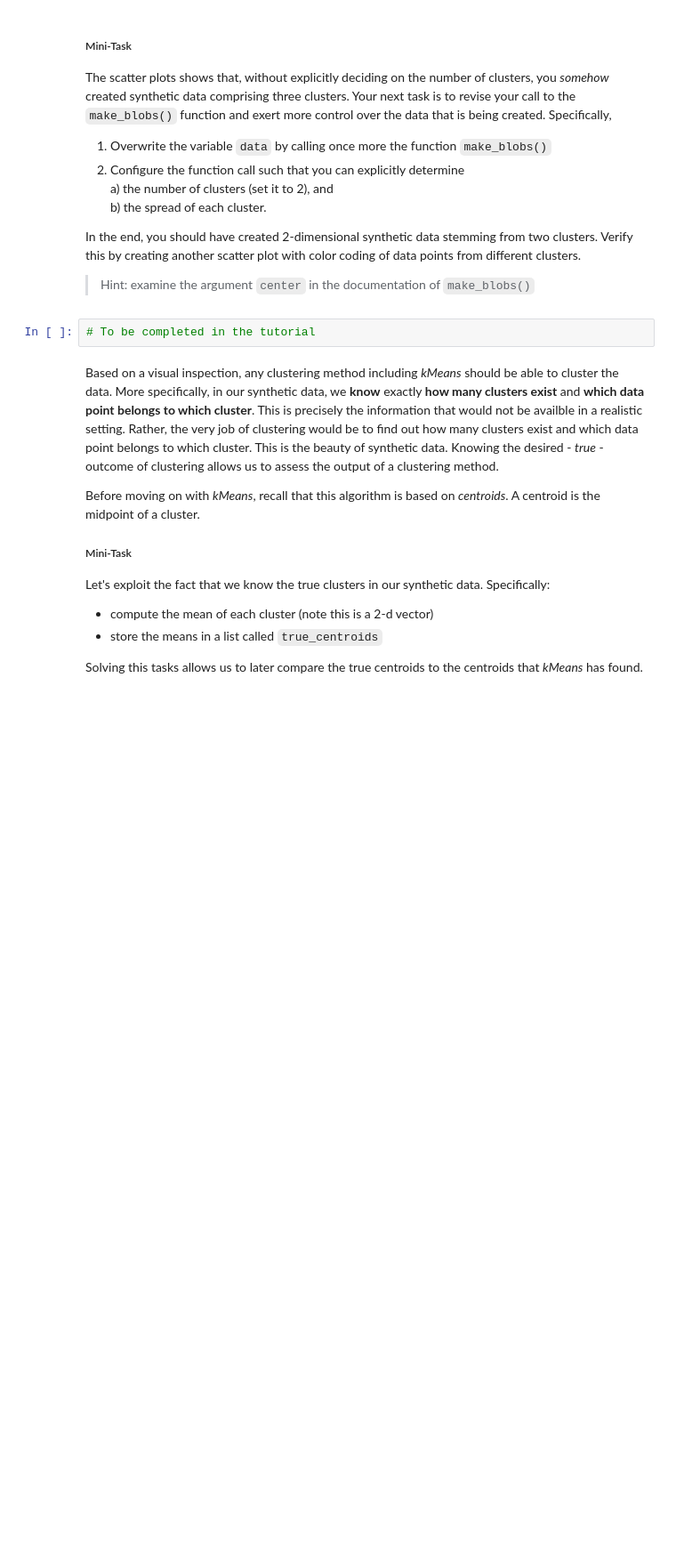
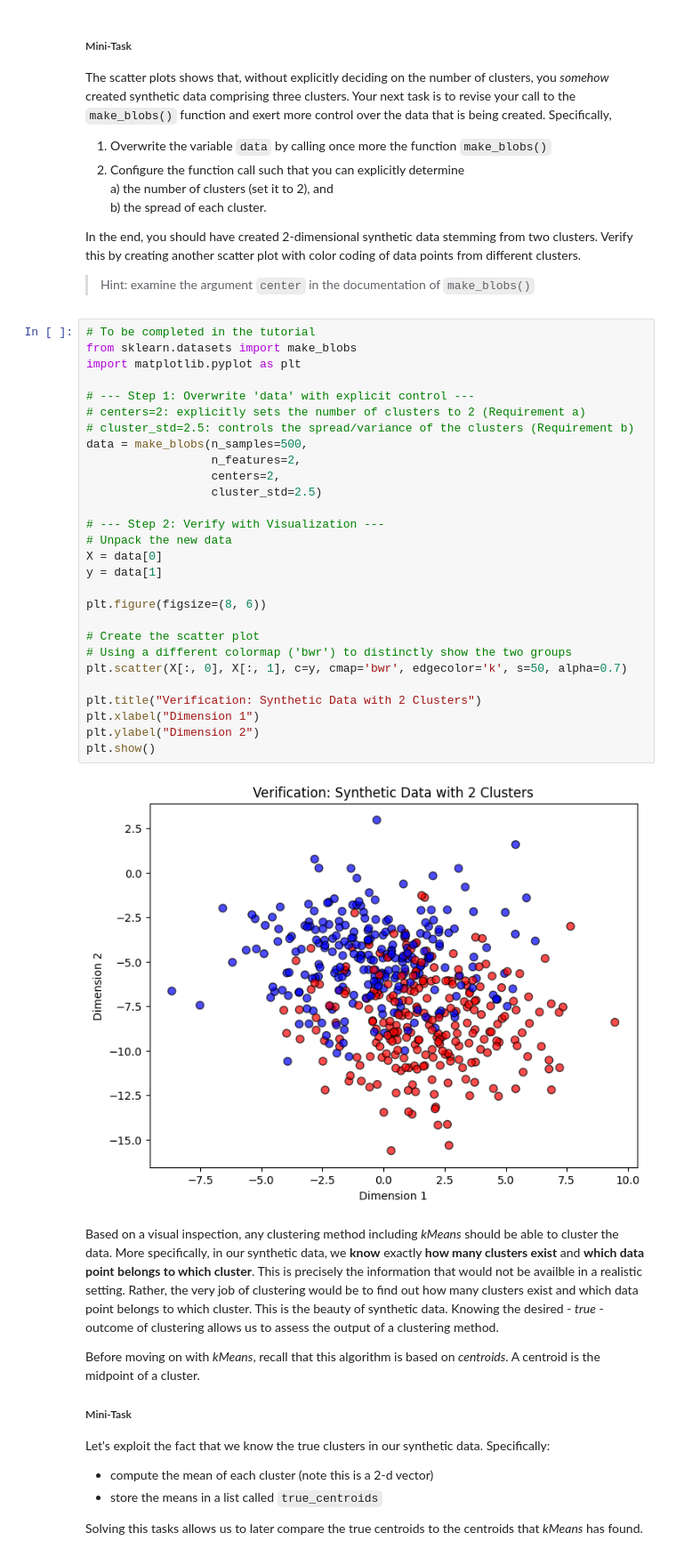
Before and after one commit to Kaktsss/bads-1, a Jupyter notebook: tutorial_notebooks/3_descriptive_analytics_tasks.ipynb, the cells around one changed output. Shown at 89% size. Drawn from its saved outputs; the diff is of its cells as text; blank space fills up the shorter version.

```diff
--- a/tutorial_notebooks/3_descriptive_analytics_tasks.ipynb
+++ b/tutorial_notebooks/3_descriptive_analytics_tasks.ipynb
@@ -82,8 +136,36 @@ The scatter plots shows that, without explicitly deciding on the number of clust
 In the end, you should have created 2-dimensional synthetic data stemming from two clusters. Verify this by creating another scatter plot with color coding of data points from different clusters.
 
 >Hint: examine the argument `center` in the documentation of `make_blobs()`
-# %%
-# To be completed in the tutorial
+# %%
+# To be completed in the tutorial
+from sklearn.datasets import make_blobs
+import matplotlib.pyplot as plt
+
+# --- Step 1: Overwrite 'data' with explicit control ---
+# centers=2: explicitly sets the number of clusters to 2 (Requirement a)
+# cluster_std=2.5: controls the spread/variance of the clusters (Requirement b)
+data = make_blobs(n_samples=500,
+                  n_features=2,
+                  centers=2,
+                  cluster_std=2.5)
+
+# --- Step 2: Verify with Visualization ---
+# Unpack the new data
+X = data[0]
+y = data[1]
+
+plt.figure(figsize=(8, 6))
+
+# Create the scatter plot
+# Using a different colormap ('bwr') to distinctly show the two groups
+plt.scatter(X[:, 0], X[:, 1], c=y, cmap='bwr', edgecolor='k', s=50, alpha=0.7)
+
+plt.title("Verification: Synthetic Data with 2 Clusters")
+plt.xlabel("Dimension 1")
+plt.ylabel("Dimension 2")
+plt.show()
+# %% [output]
+[figure, added]
 # %% [markdown]
 Based on a visual inspection, any clustering method including *kMeans* should be able to cluster the data. More specifically, in our synthetic data, we **know** exactly **how many clusters exist** and **which data point belongs to which cluster**. This is precisely the information that would not be availble in a realistic setting. Rather, the very job of clustering would be to find out how many clusters exist and which data point belongs to which cluster. This is the beauty of synthetic data. Knowing the desired - *true* - outcome of clustering allows us to assess the output of a clustering method.
 
```
Also changed, not shown: parts of 4 cells of this notebook.
